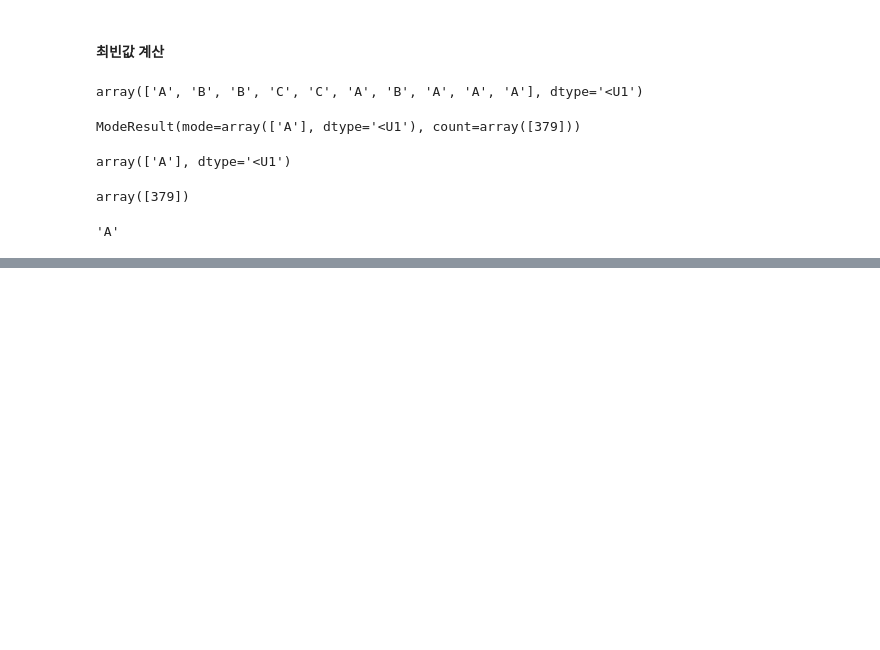
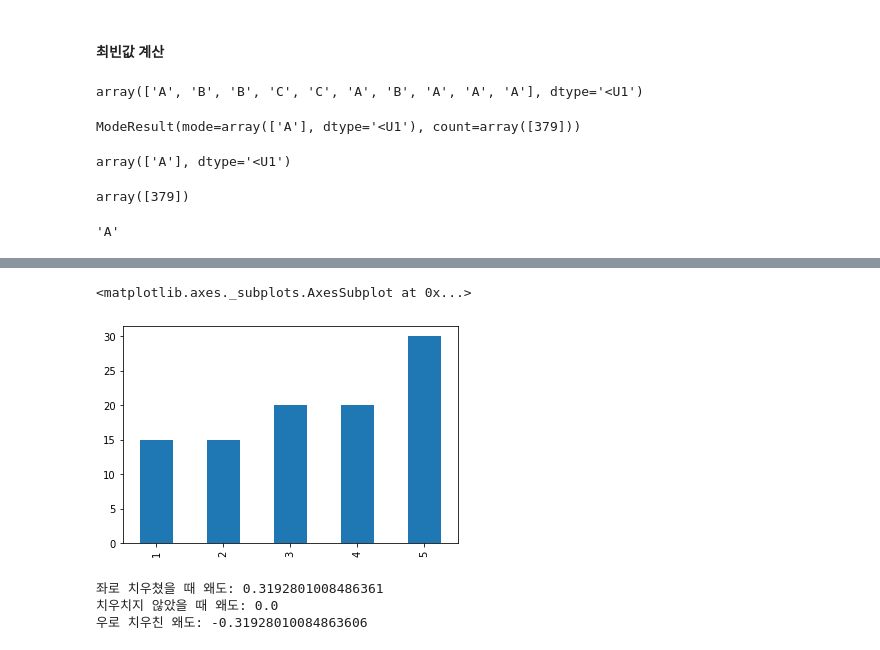
Before and after one commit to Huni0318/preprocessing, a Jupyter notebook: practice/practice6.ipynb, the cells around one changed output, grey strips where cells are left out. Drawn from its saved outputs; the diff is of its cells as text; code cells hidden in the pictures; blank space fills up the shorter version.

```diff
--- a/practice/practice6.ipynb
+++ b/practice/practice6.ipynb
@@ -59,0 +218,13 @@ pd.Series(x).value_counts().index[0]
+# %%
+pd.Series(x3).value_counts(sort = False).plot(kind = 'bar')
+# %% [output]
+<matplotlib.axes._subplots.AxesSubplot at 0x...>
+[figure, added]
+# %%
+print("좌로 치우쳤을 때 왜도:", skew(x1))
+print("치우치지 않았을 때 왜도:", skew(x2))
+print("우로 치우친 왜도:", skew(x3))
+# %% [output]
+좌로 치우쳤을 때 왜도: 0.3192801008486361
+치우치지 않았을 때 왜도: 0.0
+우로 치우친 왜도: -0.31928010084863606
```
Also changed, not shown: parts of 27 cells of this notebook.
